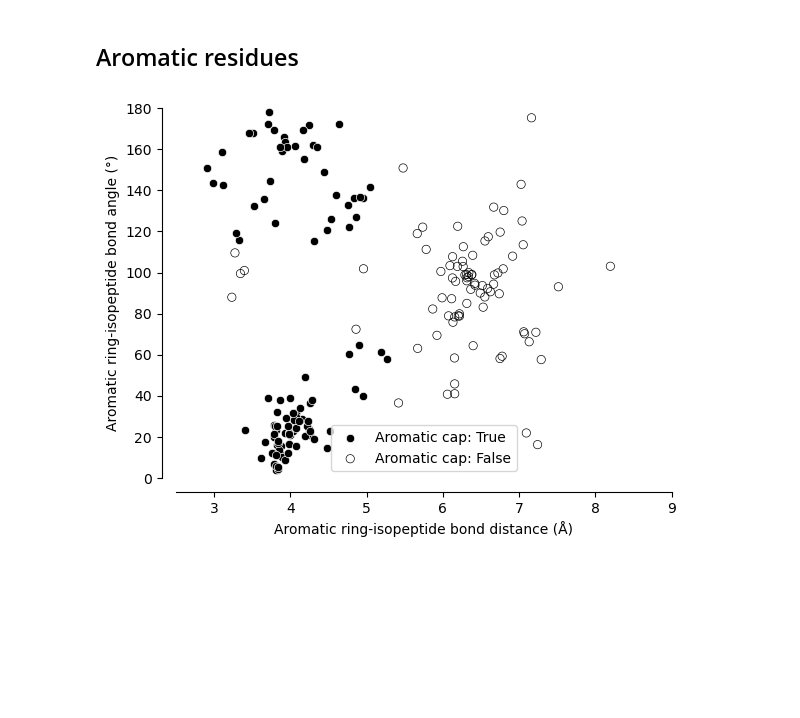
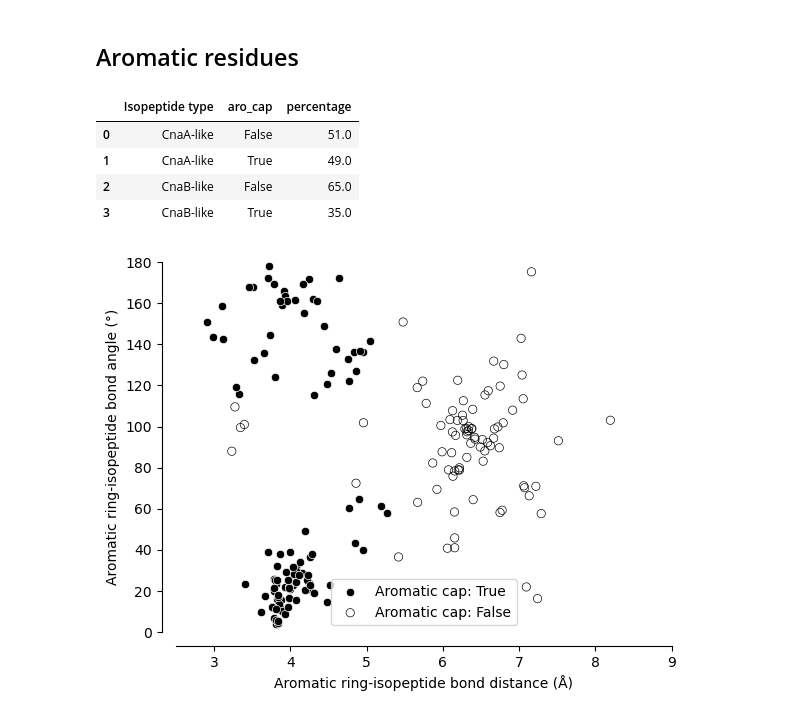
Before and after one commit to FranceCosta/isopeptide_bonds_global_survey, a Jupyter notebook: notebooks/20241212_analyseDataset_v2.ipynb, the cells around one changed output. Saved outputs shown, nothing was run; the diff lists cells and outputs as text; code cells hidden in the pictures; blank space fills up the shorter version.

```diff
--- a/notebooks/20241212_analyseDataset_v2.ipynb
+++ b/notebooks/20241212_analyseDataset_v2.ipynb
@@ -161,7 +162,20 @@ cond2 = (pdb_df["Isopeptide type"]!="Mutant")
 cond3 = (~pdb_df["Unusual geometry/chemistry"])
 cond4 = (pdb_df["Resolution"]<=2.5)
 cond5 = (~pdb_df["Bad rotamer"])
-aro_df = pdb_df[cond1&cond2&cond3&cond4&cond5].drop_duplicates("isopep_sequence").value_counts(["aro_cap"], normalize=True).round(2)
+aro_df = pdb_df[cond1&cond2&cond3&cond4&cond5].sort_values("aro_cap", ascending=False).drop_duplicates("isopep_sequence")
+# %%
+#
+aro_df.groupby("Isopeptide type")["aro_cap"] \
+    .value_counts(normalize=True) \
+    .mul(100) \
+    .rename("percentage") \
+    .reset_index().round()
+# %% [output]
+|  | Isopeptide type | aro_cap | percentage |
+| 0 | CnaA-like | False | 51.0 |
+| 1 | CnaA-like | True | 49.0 |
+| 2 | CnaB-like | False | 65.0 |
+| 3 | CnaB-like | True | 35.0 |
 # %%
 fig, ax = plt.subplots()
 
```
Also changed, not shown: parts of 14 cells of this notebook, 14 other files.
